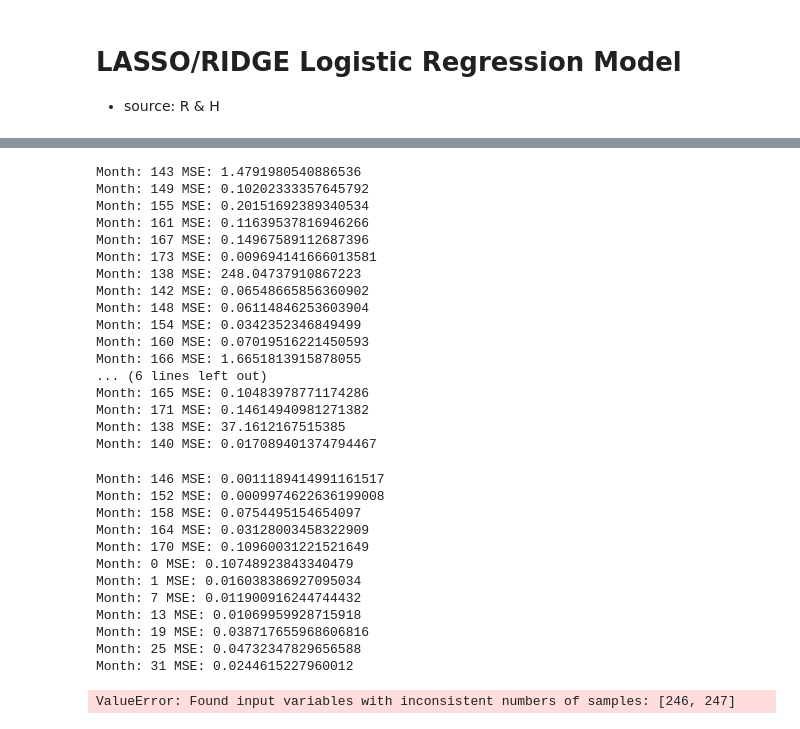
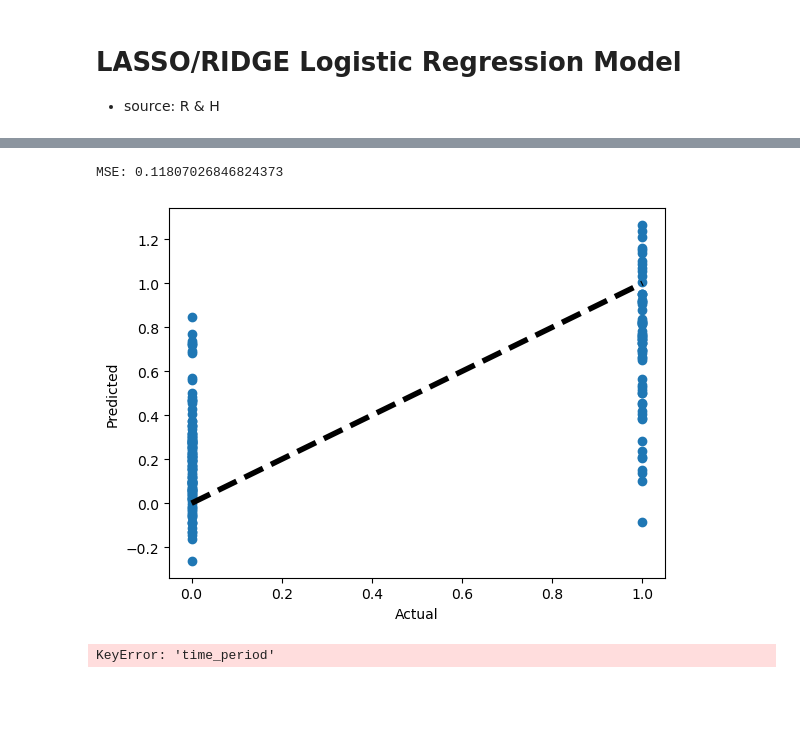
Before and after one commit to ShuklaPriyam/Data_Revolutions, a Jupyter notebook: Model/LASSO.ipynb, the cells around one changed output, grey strips where cells are left out. Saved outputs shown, nothing was run; the diff lists cells and outputs as text; code cells hidden in the pictures; blank space fills up the shorter version.

```diff
--- a/Model/LASSO.ipynb
+++ b/Model/LASSO.ipynb
@@ -50,18 +243,41 @@ KeyError: "['code', 'geo_x', 'country_x', 'geo_y', 'country_y'] not found in axi
+# %%
+# Initialize the Ridge model
+ridge = Ridge(alpha=0.1)
+
+# Load your data into X and y
+# Split your data into training and testing sets
+X_train, X_test, y_train, y_test = train_test_split(X, y, test_size=0.2, random_state=42)
+
+# Fit the Ridge model on the training data
+ridge.fit(X_train, y_train)
+
+# Make predictions on the test data
+y_pred = ridge.predict(X_test)
+
+# Calculate the mean squared error of the predictions
+mse = mean_squared_error(y_test, y_pred)
+
+# Print the mean squared error
+print('MSE:', mse)
+# print('R-squared', r2)
+
+plt.scatter(y_test, y_pred)
+plt.plot([min(y_test), max(y_test)], [min(y_test), max(y_test)], 'k--', lw=4)
+plt.xlabel('Actual')
+plt.ylabel('Predicted')
+plt.show()
+# %% [output]
+MSE: 0.11807026846824373
+[figure, added]
 # %%
-# Set the dependent variable and independent variables
-y = df_MENA['unrest_index']
-X = df_MENA.drop(['date', 'unrest_index', 'country_code', 'Country', 'year', 'month'], axis=1)
-
 # Set the number of years to predict and train on
-num_months = len(df_MENA['time_period'].unique())
+num_months = len(df_MENA['time_period'].unique()) # = 181
 train_months = 36
-num_months
 
 # Split the data into training and testing sets based on years
 tscv = TimeSeriesSplit(n_splits=num_months - train_months)
-
-# Initialize the Lasso model
-lasso = Lasso(alpha=0.1)
+# %% [output]
+KeyError: 'time_period'
 # %%
 
 # Iterate through each year and fit the model
@@ -69,6 +285,10 @@ for train_index, test_index in tscv.split(X):
     # Set the training and testing data for the current year
     X_train, X_test = X.iloc[train_index], X.iloc[test_index]
     y_train, y_test = y.iloc[train_index], y.iloc[test_index]
+
+    # Skip the first 36 months (time_period 0 to 35)
+    if X_test['time_period'].min() < 36:
+        continue
 
     # Select only the past three years for training data
     X_train = X_train[X_train['time_period'] >= X_test['time_period'].min() - train_months]
@@ -81,34 +301,3 @@ for train_index, test_index in tscv.split(X):
 
     # Print the mean squared error for the current year
     print('Month:', X_test['time_period'].min(), 'MSE:', ((y_pred - y_test) ** 2).mean())
-# %% [output]
-Month: 143 MSE: 1.4791980540886536
-Month: 149 MSE: 0.10202333357645792
-Month: 155 MSE: 0.20151692389340534
-Month: 161 MSE: 0.11639537816946266
-Month: 167 MSE: 0.14967589112687396
-Month: 173 MSE: 0.009694141666013581
-Month: 138 MSE: 248.04737910867223
-Month: 142 MSE: 0.06548665856360902
-Month: 148 MSE: 0.06114846253603904
-Month: 154 MSE: 0.0342352346849499
-Month: 160 MSE: 0.07019516221450593
-Month: 166 MSE: 1.6651813915878055
-... (6 lines left out)
-Month: 165 MSE: 0.10483978771174286
-Month: 171 MSE: 0.14614940981271382
-Month: 138 MSE: 37.1612167515385
-Month: 140 MSE: 0.017089401374794467
-Month: 146 MSE: 0.0011189414991161517
-Month: 152 MSE: 0.0009974622636199008
-Month: 158 MSE: 0.0754495154654097
-Month: 164 MSE: 0.03128003458322909
-Month: 170 MSE: 0.10960031221521649
-Month: 0 MSE: 0.10748923843340479
-Month: 1 MSE: 0.016038386927095034
-Month: 7 MSE: 0.011900916244744432
-Month: 13 MSE: 0.01069959928715918
-Month: 19 MSE: 0.038717655968606816
-Month: 25 MSE: 0.04732347829656588
-Month: 31 MSE: 0.0244615227960012
-ValueError: Found input variables with inconsistent numbers of samples: [246, 247]
```
Also changed, not shown: parts of 8 cells of this notebook, 1 other file.
